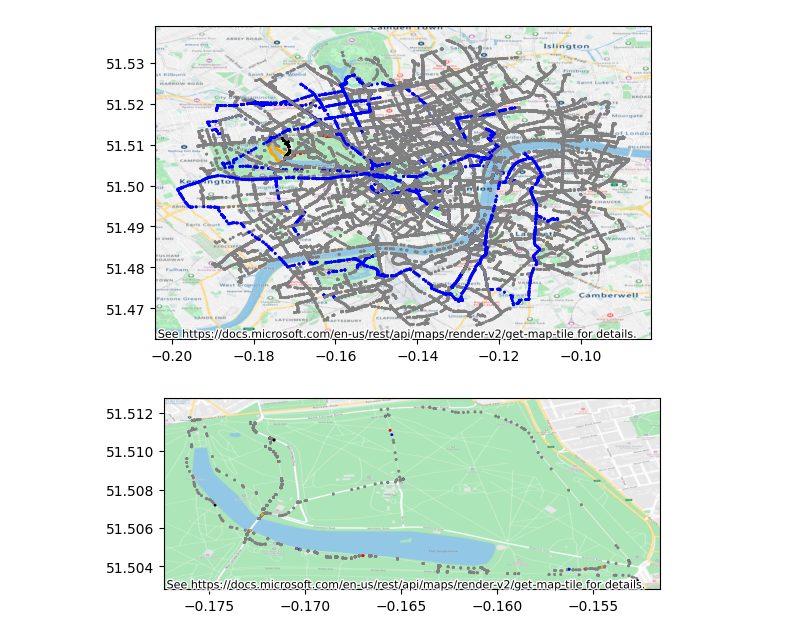
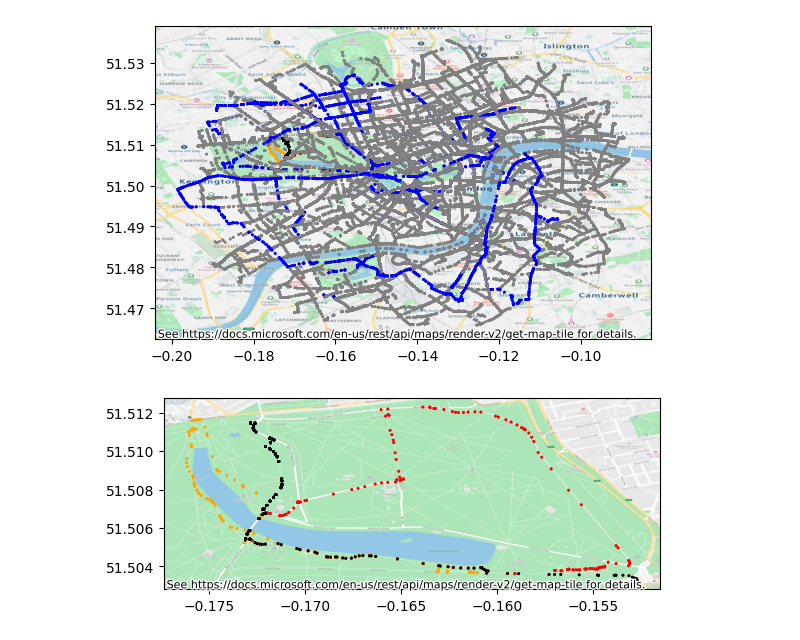
Before and after one commit to frogrammer/journey_faker, a Jupyter notebook: app/visualise/visualise.ipynb, the cells around one changed output. Saved outputs shown, nothing was run; the diff lists cells and outputs as text; code cells hidden in the pictures.

Commit message:
translate telemetry

```diff
--- a/app/visualise/visualise.ipynb
+++ b/app/visualise/visualise.ipynb
@@ -33,9 +31,9 @@ cx.add_basemap(ax, source=cx.providers.AzureMaps.MicrosoftBaseRoad(subscriptionK
 # %% [output]
 [figure]
 # %%
-story_df = pd.read_csv('../../out/telemetry.csv')
+story_df = pd.read_csv('../../out/story_telemetry.csv')
 story_gdf = gpd.GeoDataFrame(story_df, geometry=gpd.GeoSeries.from_xy(story_df['lng'], story_df['lat'], crs=4326))
 ax = story_gdf.plot(markersize=1, c=story_gdf['colour'])
 cx.add_basemap(ax, source=cx.providers.AzureMaps.MicrosoftBaseRoad(subscriptionKey='vLBtoar7V4TCHVp--WKPv5D5JhPJoNTJmXGM_LjB40A'), crs=4326)
 # %% [output]
-[figure, old version]
+[figure, new version]
```
Also changed, not shown: parts of 1 cell of this notebook, 2 other files.
